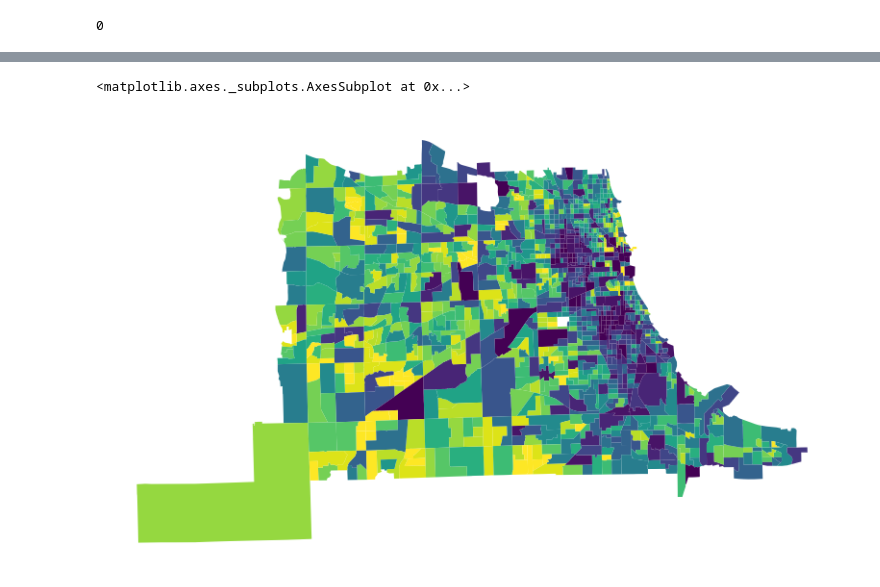
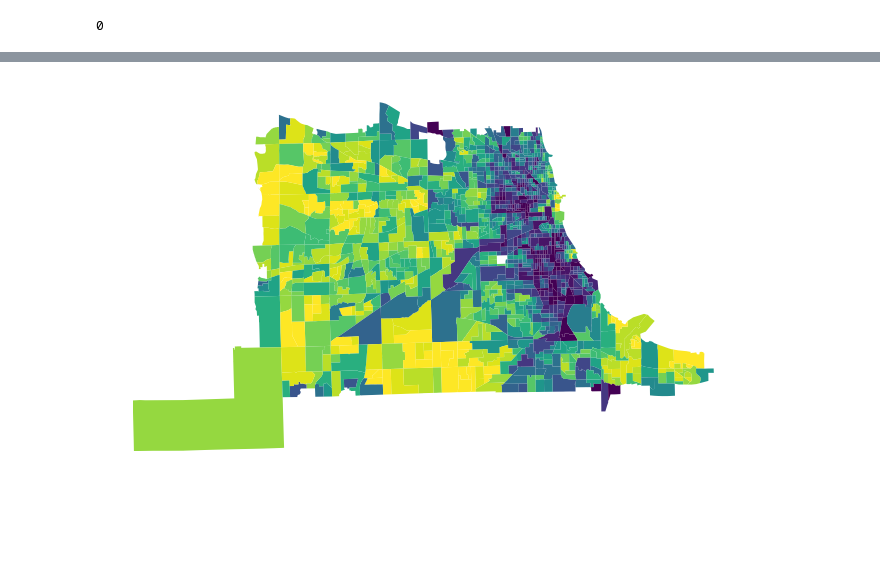
Before and after one commit to JamesSaxon/data, a Jupyter notebook: traces/autocorrelation_and_r2.ipynb, the cells around one changed output, grey strips where cells are left out. Saved outputs shown, nothing was run; the diff lists cells and outputs as text; code cells hidden in the pictures; blank space fills up the shorter version.

```diff
--- a/traces/autocorrelation_and_r2.ipynb
+++ b/traces/autocorrelation_and_r2.ipynb
@@ -55,20 +55,26 @@ def w2dwg(w):
     G = nx.DiGraph()
     G.add_weighted_edges_from([(i,j,w[i][j]) for i in w.neighbors for j in w[i]])
 
+    for e0, e1 in G.edges():
+        if not G[e0][e1]["weight"]:
+            G[e0][e1]["distance"] = float('inf')
+        else:
+            G[e0][e1]["distance"] = 1 / G[e0][e1]["weight"]
+
     return G
 # %%
 def summed_undirected(G):
 
     ug = G.to_undirected()
 
-    for e0, e1 in ug.edges(): ug.edge[e0][e1]["weight"] = 0
+    for e0, e1 in ug.edges(): ug.edges[e0, e1]["weight"] = 0
 
     for e0, e1 in G.edges():
 
         e_min = e0 if e0 < e1 else e1
         e_max = e0 if e0 > e1 else e1
 
-        ug.edge[e_min][e_max]["weight"] += G.edge[e0][e1]["weight"]
+        ug.edges[e_min, e_max]["weight"] += G.edges[e0, e1]["weight"]
 
     return ug
 # %% [markdown]
@@ -254,18 +300,18 @@ def trim_matrix_weights(matrix, symmetric = True, threshold = 0, N = 0):
 
     return ps.W(neighbors, weights)
 # %%
-# weights = {}
-# weights["kernel"]        = ps.weights.Kernel.from_dataframe(chicago, k = 8, fixed = False, function='gaussian')
-# weights["knn"]           = ps.weights.KNN.from_dataframe(chicago, k = 8)
-# weights["dist"]          = ps.weights.DistanceBand.from_dataframe(chicago, threshold = 2000, silent = True)
-# weights["queen"]         = ps.weights.Queen.from_dataframe(chicago)
-# weights["rook"]          = ps.weights.Rook.from_dataframe(chicago)
-# weights["spw"]           = spw_from_dataframe(chicago, norm = True)
-# weights["lodes"]         = trim_matrix_weights(mlodes, N = 10, symmetric = False)
+weights = {}
+weights["kernel"]        = ps.weights.Kernel.from_dataframe(chicago, k = 8, fixed = False, function='gaussian')
+weights["knn"]           = ps.weights.KNN.from_dataframe(chicago, k = 8)
+weights["dist"]          = ps.weights.DistanceBand.from_dataframe(chicago, threshold = 2000, silent = True)
+weights["queen"]         = ps.weights.Queen.from_dataframe(chicago)
+weights["rook"]          = ps.weights.Rook.from_dataframe(chicago)
+weights["spw"]           = spw_from_dataframe(chicago, norm = True)
+weights["lodes"]         = trim_matrix_weights(mlodes, N = 10, symmetric = False)
 weights["traces"]        = trim_matrix_weights(mtraces, N = 10, symmetric = False)
-# weights["lodes_transf"]  = transform_matrix_weights(mlodes)
+weights["lodes_transf"]  = transform_matrix_weights(mlodes)
 weights["traces_transf"] = transform_matrix_weights(mtraces)
-# weights["lodes_prod"]    = product_matrix_weights(mlodes, 8)
+weights["lodes_prod"]    = product_matrix_weights(mlodes, 8)
 weights["traces_prod"]   = product_matrix_weights(mtraces, 8)
 
 for x in range(len(weights["kernel"].weights)):
@@ -376,10 +422,9 @@ nx.draw_spring(graphs["traces_prod"],
 # %%
-ug = summed_undirected(graphs["traces"])
-
-ax = chicago.join(pd.Series(name = "Clustering", data = nx.clustering(ug))).dropna()\
-            .plot(column = "Clustering", figsize = (6, 6), scheme = "quantiles", k = 20)
+ug = summed_undirected(graphs["traces_prod"])
+ax = chicago.join(pd.Series(name = "Clustering", data = nx.clustering(ug, weight = "weight"))).dropna()\
+            .plot(column = "Clustering", figsize = (5, 5), scheme = "quantiles", k = 20)
 
 map_format(ax)
+ax.figure.savefig("figs/hyde_park_clustering.pdf")
 # %% [output]
-<matplotlib.axes._subplots.AxesSubplot at 0x...>
-[figure, old version]
+[figure, new version]
```
Also changed, not shown: parts of 26 cells of this notebook, 1 other file.
